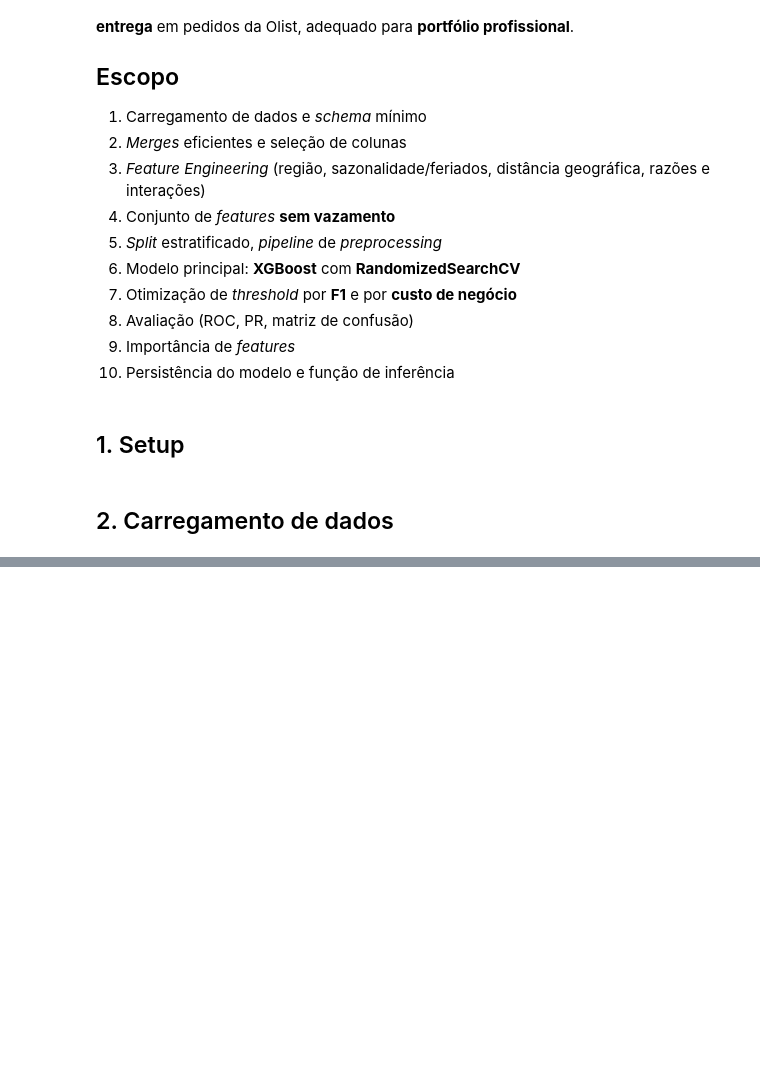
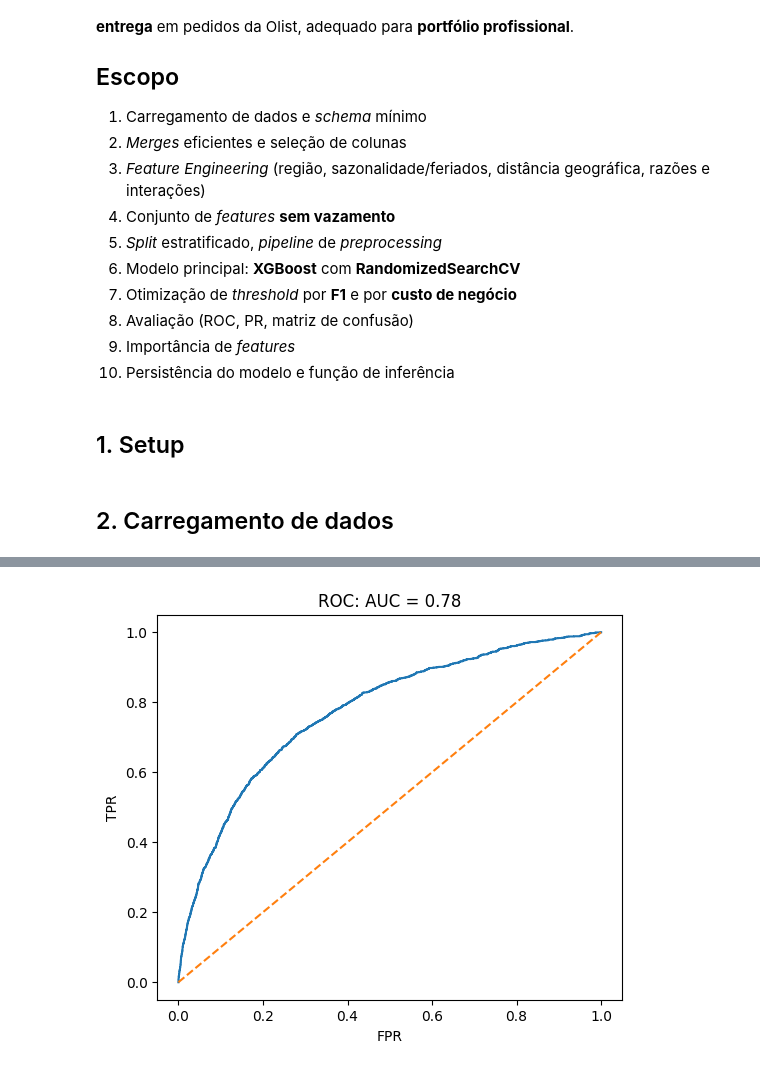
Before and after one commit to olavodd42/delay_forecast_olist, a Jupyter notebook: olist_delay.ipynb, the cells around one changed output, grey strips where cells are left out. Cells and saved outputs as stored; diff of their text form; code cells hidden in the pictures; blank space fills up the shorter version.

```diff
--- a/olist_delay.ipynb
+++ b/olist_delay.ipynb
@@ -2100,0 +533,4 @@ plt.xlabel('Recall'); plt.ylabel('Precision'); plt.title('Precision-Recall - XGB
+# %%
+plot_roc_curve(y_test, y_prob, title=f"ROC: AUC = {roc_auc_score(y_test, y_prob):.2f}")
+# %% [output]
+[figure, added]
```
Also changed, not shown: parts of 139 cells of this notebook, 2 other files.
